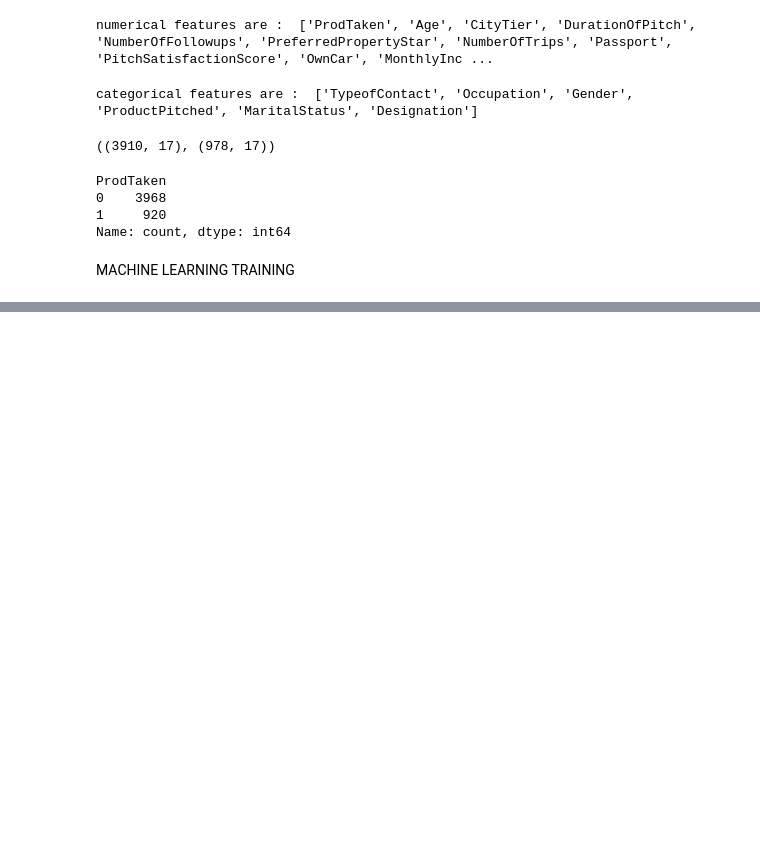
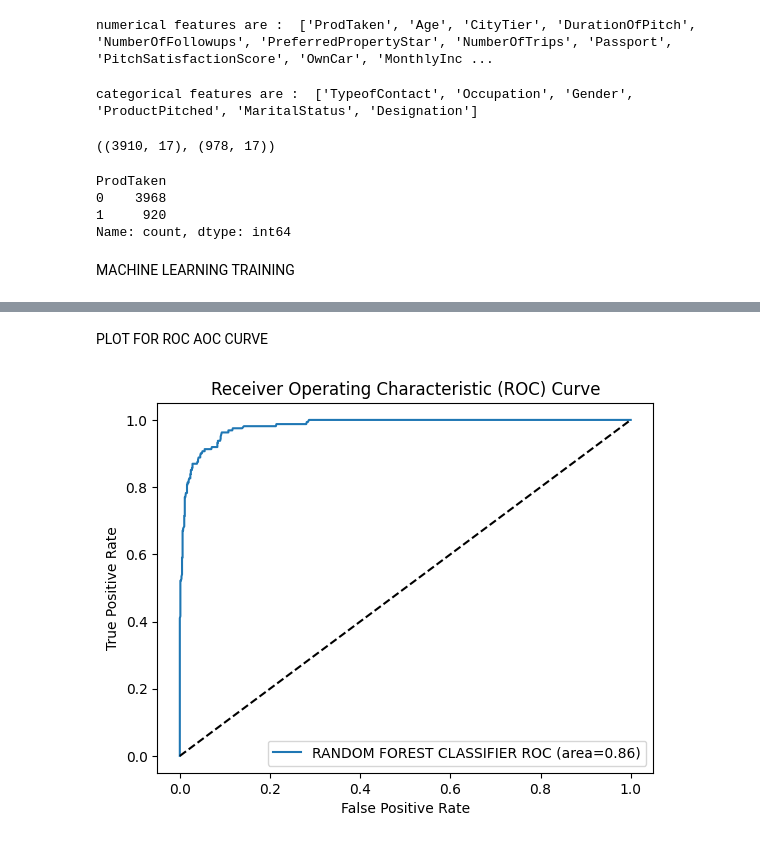
Before and after one commit to ShambhaviMishra319/RandomForest, a Jupyter notebook: RandomForest.ipynb, the cells around one changed output, grey strips where cells are left out. Saved outputs shown, nothing was run; the diff lists cells and outputs as text; code cells hidden in the pictures; blank space fills up the shorter version.

```diff
--- a/RandomForest.ipynb
+++ b/RandomForest.ipynb
@@ -186,0 +262,17 @@ for in in range(len(list(models))):
+# %%
+randomcv_models=[
+    ("RF",RandomForestClassifier(),rf_params)
+]
+# %%
+from sklearn.model_selection import RandomizedSearchCV
+model_param={}
+
+for name,model,params in randomcv_models:
+    random=RandomizedSearchCV(estimator=model,
+                              param_distributions=params,n_iter=100,cv=3,verbose=2,n_jobs=-1)
+    random.fit(x_train,y_train)
+    model_param[name]=random.best_params_
+
+for model_name in model_param:
+    print(f"--------Best params for {model_name}-----------")
+    print(model_param[model_name])
@@ -186,0 +353,37 @@ for in in range(len(list(models))):
+# %% [markdown]
+PLOT FOR ROC AOC CURVE
+# %%
+from sklearn.metrics import roc_curve,roc_auc_score
+plt.figure()
+
+auc_models = [
+    {
+        'label': 'RANDOM FOREST CLASSIFIER',
+        'model': RandomForestClassifier(n_estimators=1000, min_samples_split=2, max_features=8, max_depth=None),
+        'auc': 0.8554  # Example AUC value; this should be calculated after fitting the model
+    },
+]
+
+for algo in auc_models:
+    model = algo['model']
+    model.fit(x_train, y_train)
+
+    # Get false positive rate, true positive rate, and thresholds
+    fpr, tpr, thresholds = roc_curve(y_test, model.predict_proba(x_test)[:, 1])
+
+    # Plot ROC curve with AUC value in the label
+    plt.plot(fpr, tpr, label='%s ROC (area=%0.2f)' % (algo['label'], algo['auc']))
+
+# Plot the diagonal line (random classifier)
+plt.plot([0, 1], [0, 1], 'k--')
+
+# Set plot labels and title
+plt.xlabel('False Positive Rate')
+plt.ylabel('True Positive Rate')
+plt.title('Receiver Operating Characteristic (ROC) Curve')
+plt.legend(loc='lower right')
+
+# Show plot
+plt.show()
+# %% [output]
+[figure, added]
```
Also changed, not shown: parts of 7 cells of this notebook.
